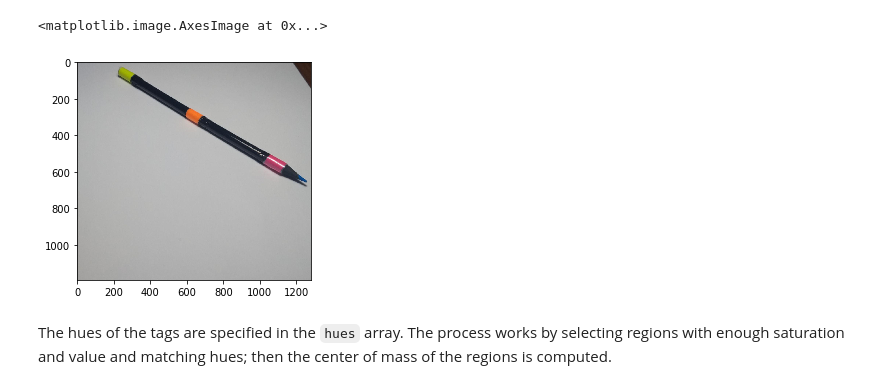
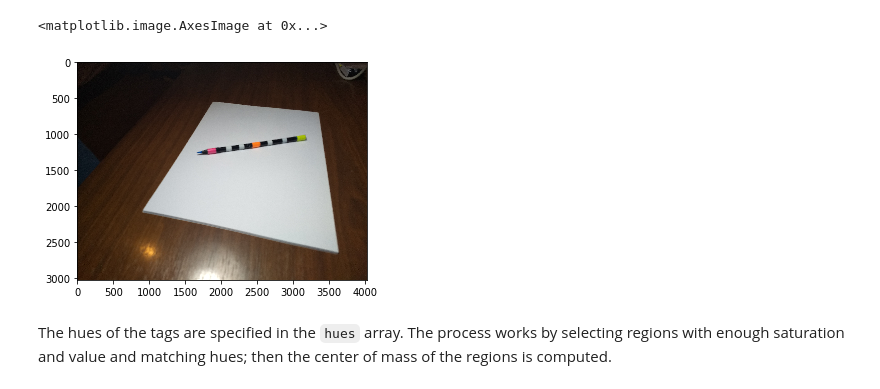
Before and after one commit to arnabdeypolimi/IACV, a Jupyter notebook: Marker feature detection.ipynb, the cells around one changed output. Drawn from its saved outputs; the diff is of its cells as text; code cells hidden in the pictures.

```diff
--- a/Marker feature detection.ipynb
+++ b/Marker feature detection.ipynb
@@ -6,13 +6,14 @@ from skimage.measure import regionprops
 import skimage.feature
 from MinimumBoundingBox import MinimumBoundingBox
 # %%
-markerpic = plt.imread("rendered_markers/3.jpg")
+picname = "IMG_20190604_210132054.jpg"
+markerpic = plt.imread(f"rendered_markers/Markers/{picname}")
 # markerpic = markerpic[:,:,0:3]
 plt.figure("marker")
 plt.imshow(markerpic)
 # %% [output]
 <matplotlib.image.AxesImage at 0x...>
-[figure, old version]
+[figure, new version]
 # %% [markdown]
 The hues of the tags are specified in the `hues` array. The process works by selecting regions with enough saturation and value and matching hues; then the center of mass of the regions is computed.
 # %%
```
Also changed, not shown: parts of 6 cells of this notebook, 55 other files.
